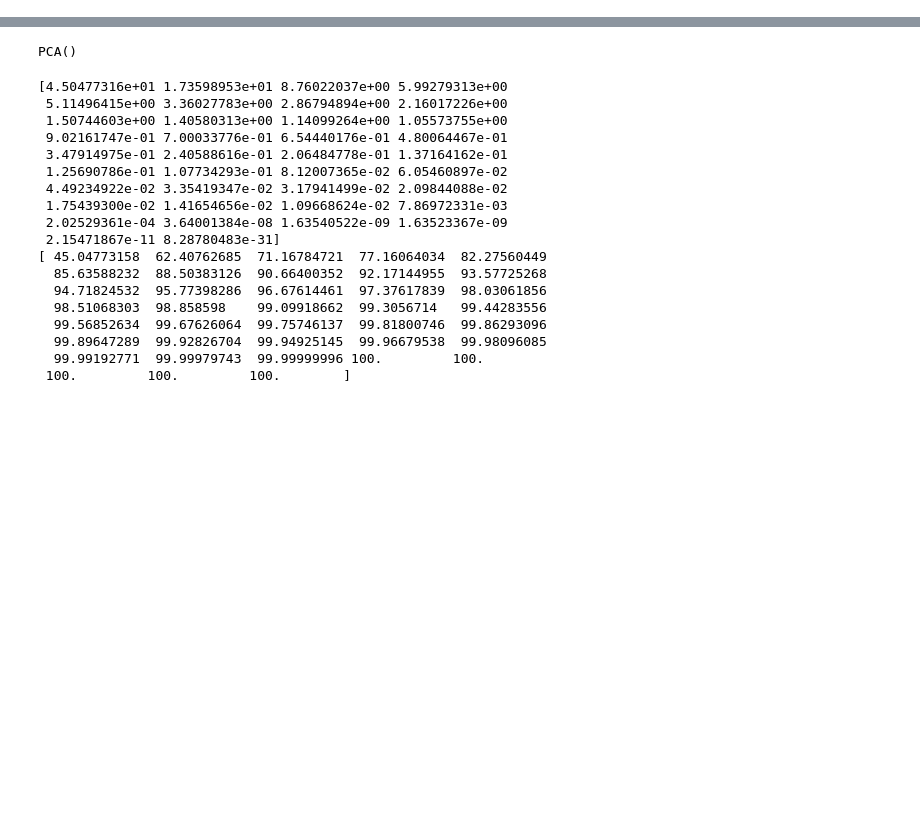
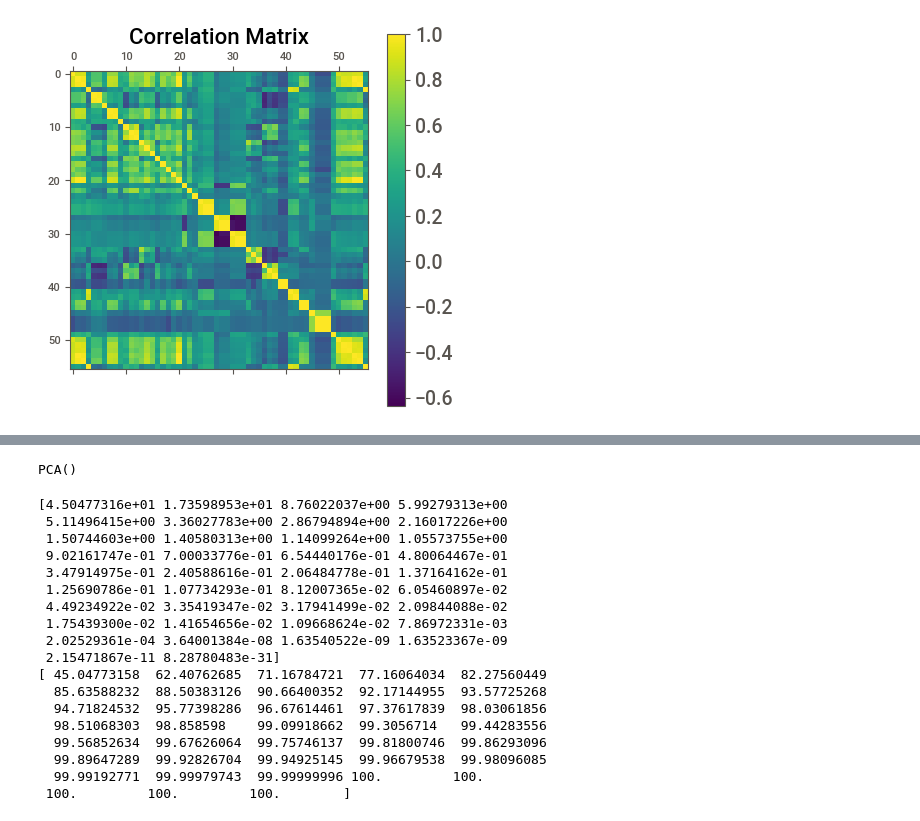
Before and after one commit to eyadissa/NBA-Player-Classification, a Jupyter notebook: code/players_justin.ipynb, the cells around one changed output, grey strips where cells are left out. Drawn from its saved outputs; the diff is of its cells as text; code cells hidden in the pictures; blank space fills up the shorter version.

```diff
--- a/code/players_justin.ipynb
+++ b/code/players_justin.ipynb
@@ -16 +31,7 @@ df_full= pd.read_csv('MSDS_422_FinalProject_Individual_Stats.csv')
+# %%
+import pandas as pd
+
+MSDS_422_FinalProject_Individual_Stats = pd.read_csv('../data/MSDS_422_FinalProject_Individual_Stats.csv')
+
+df_full=MSDS_422_FinalProject_Individual_Stats
 # %%
@@ -34,7 +57,7 @@ feature_col_names_updated = feature_col_names[:df_features.shape[1]]
 df_features = pd.DataFrame(df_features, columns=feature_col_names_updated)
 # %%
 #creat an EFG Column
-df_features['EFG'] = (df_features['FGM'] + 0.5*df_features['FG3M'])/df_features['FGA']
+df_features['EFG'] = round((df_features['FGM'] + 0.5*df_features['FG3M'])/df_features['FGA'], 4)
 # %%
 #add the target back in but we don't have our tarket get, will get it from subset modeling
 #df = pd.concat([df_full.loc[:,'W'],df_features],axis=1)
@@ -42,6 +65,15 @@ df_features['EFG'] = (df_features['FGM'] + 0.5*df_features['FG3M'])/df_features[
 splayer_eda = sv.analyze(df_features)
 # %%
 splayer_eda.show_html()
+# %%
+#plot correletoins between features
+plt.matshow(df_features.corr())
+cb = plt.colorbar()
+cb.ax.tick_params(labelsize=14)
+plt.title('Correlation Matrix', fontsize=16);
+plt.show()
+# %% [output]
+[figure, added]
 # %%
 #drop features with higher than 0.6 correlation in more than one pair
 corr=df_features.corr()
```
Also changed, not shown: parts of 16 cells of this notebook, 7 other files.
